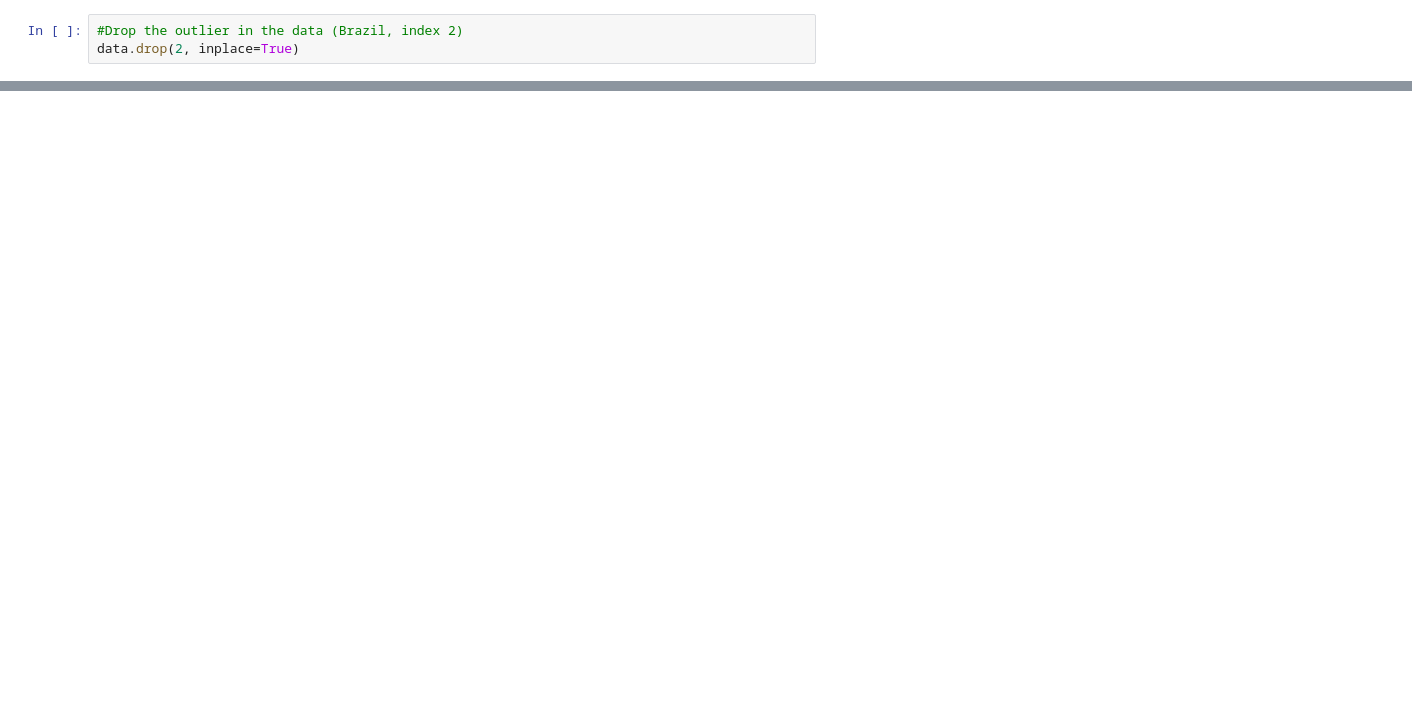
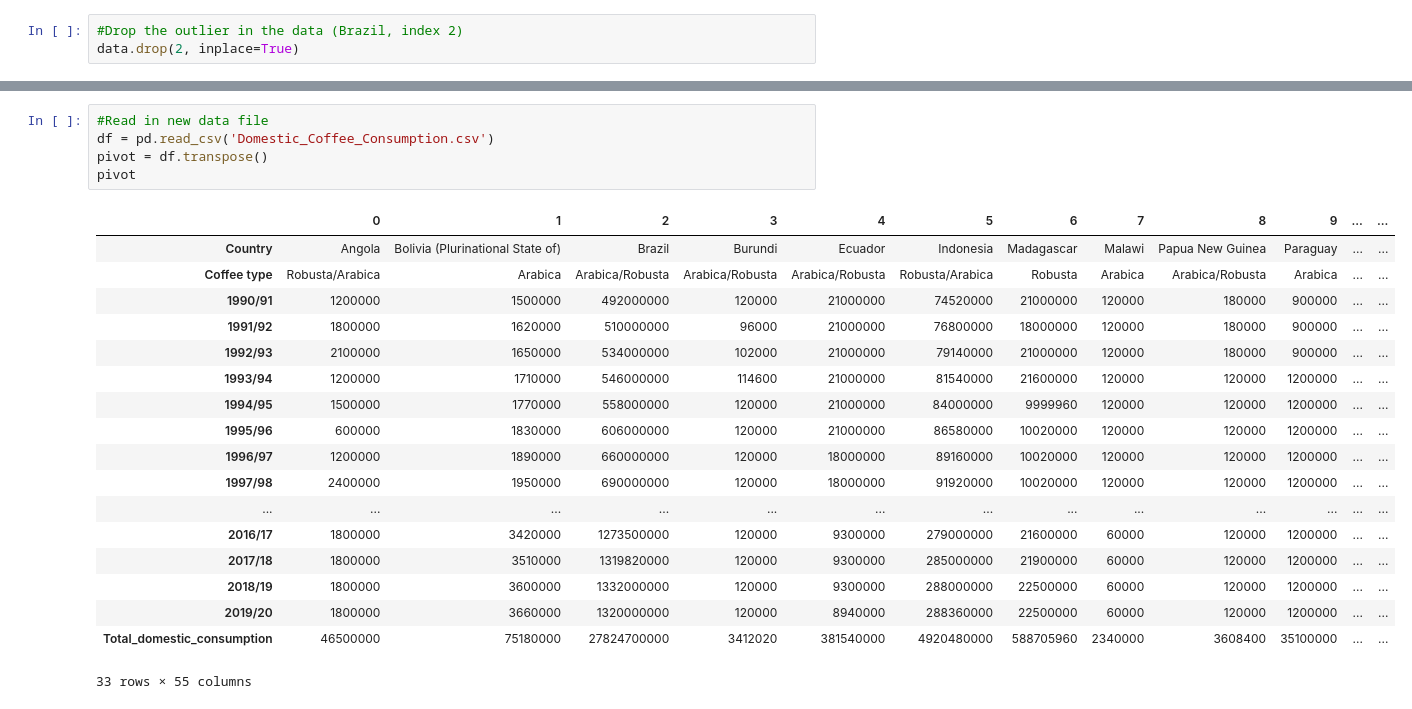
Before and after one commit to Dylanbbenson/Coffee_Data_Analysis, a Jupyter notebook: Coffee_Analysis.ipynb, the cells around one changed output, grey strips where cells are left out. Cells and saved outputs as stored; diff of their text form; blank space fills up the shorter version.

```diff
--- a/Coffee_Analysis.ipynb
+++ b/Coffee_Analysis.ipynb
@@ -116,0 +86,24 @@ plt.show()
+# %%
+#Read in new data file
+df = pd.read_csv('Domestic_Coffee_Consumption.csv')
+pivot = df.transpose()
+pivot
+# %% [output]
+|  | 0 | 1 | 2 | 3 | 4 | 5 | 6 | 7 | 8 | 9 | ... | ... |
+| Country | Angola | Bolivia (Plurinational State of) | Brazil | Burundi | Ecuador | Indonesia | Madagascar | Malawi | Papua New Guinea | Paraguay | ... | ... |
+| Coffee type | Robusta/Arabica | Arabica | Arabica/Robusta | Arabica/Robusta | Arabica/Robusta | Robusta/Arabica | Robusta | Arabica | Arabica/Robusta | Arabica | ... | ... |
+| 1990/91 | 1200000 | 1500000 | 492000000 | 120000 | 21000000 | 74520000 | 21000000 | 120000 | 180000 | 900000 | ... | ... |
+| 1991/92 | 1800000 | 1620000 | 510000000 | 96000 | 21000000 | 76800000 | 18000000 | 120000 | 180000 | 900000 | ... | ... |
+| 1992/93 | 2100000 | 1650000 | 534000000 | 102000 | 21000000 | 79140000 | 21000000 | 120000 | 180000 | 900000 | ... | ... |
+| 1993/94 | 1200000 | 1710000 | 546000000 | 114600 | 21000000 | 81540000 | 21600000 | 120000 | 120000 | 1200000 | ... | ... |
+| 1994/95 | 1500000 | 1770000 | 558000000 | 120000 | 21000000 | 84000000 | 9999960 | 120000 | 120000 | 1200000 | ... | ... |
+| 1995/96 | 600000 | 1830000 | 606000000 | 120000 | 21000000 | 86580000 | 10020000 | 120000 | 120000 | 1200000 | ... | ... |
+| 1996/97 | 1200000 | 1890000 | 660000000 | 120000 | 18000000 | 89160000 | 10020000 | 120000 | 120000 | 1200000 | ... | ... |
+| 1997/98 | 2400000 | 1950000 | 690000000 | 120000 | 18000000 | 91920000 | 10020000 | 120000 | 120000 | 1200000 | ... | ... |
+| ... | ... | ... | ... | ... | ... | ... | ... | ... | ... | ... | ... | ... |
+| 2016/17 | 1800000 | 3420000 | 1273500000 | 120000 | 9300000 | 279000000 | 21600000 | 60000 | 120000 | 1200000 | ... | ... |
+| 2017/18 | 1800000 | 3510000 | 1319820000 | 120000 | 9300000 | 285000000 | 21900000 | 60000 | 120000 | 1200000 | ... | ... |
+| 2018/19 | 1800000 | 3600000 | 1332000000 | 120000 | 9300000 | 288000000 | 22500000 | 60000 | 120000 | 1200000 | ... | ... |
+| 2019/20 | 1800000 | 3660000 | 1320000000 | 120000 | 8940000 | 288360000 | 22500000 | 60000 | 120000 | 1200000 | ... | ... |
+| Total_domestic_consumption | 46500000 | 75180000 | 27824700000 | 3412020 | 381540000 | 4920480000 | 588705960 | 2340000 | 3608400 | 35100000 | ... | ... |
+33 rows × 55 columns
```
Also changed, not shown: parts of 16 cells of this notebook.
